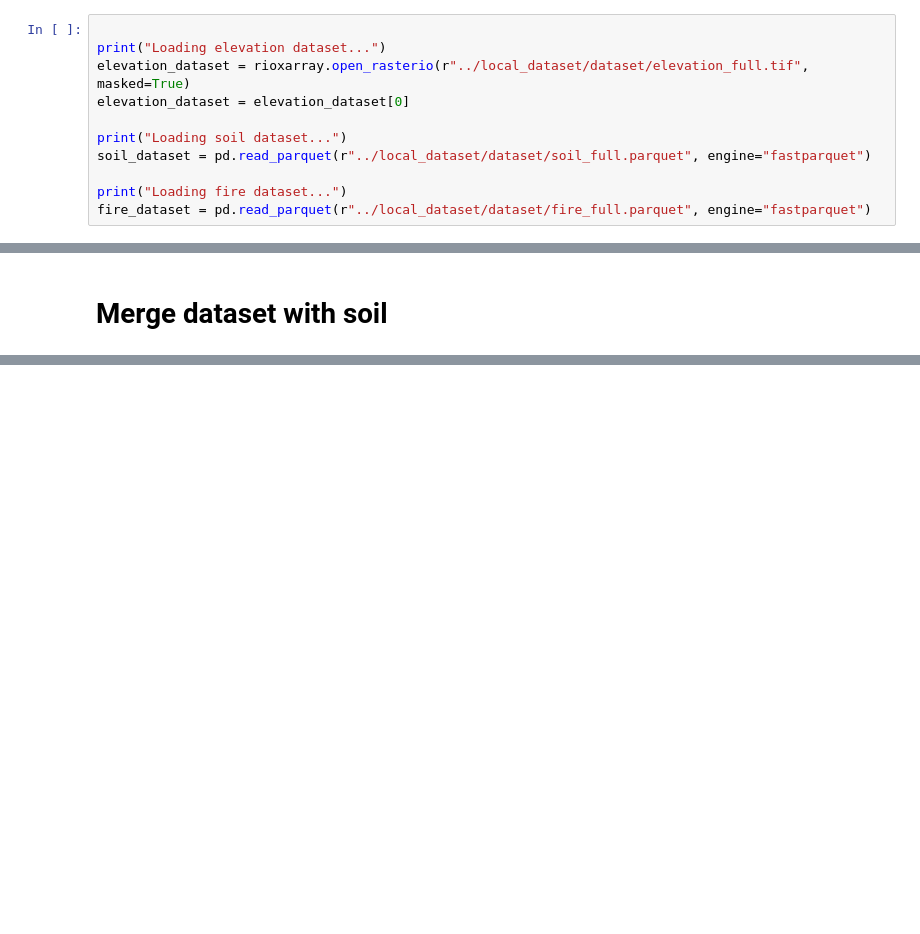
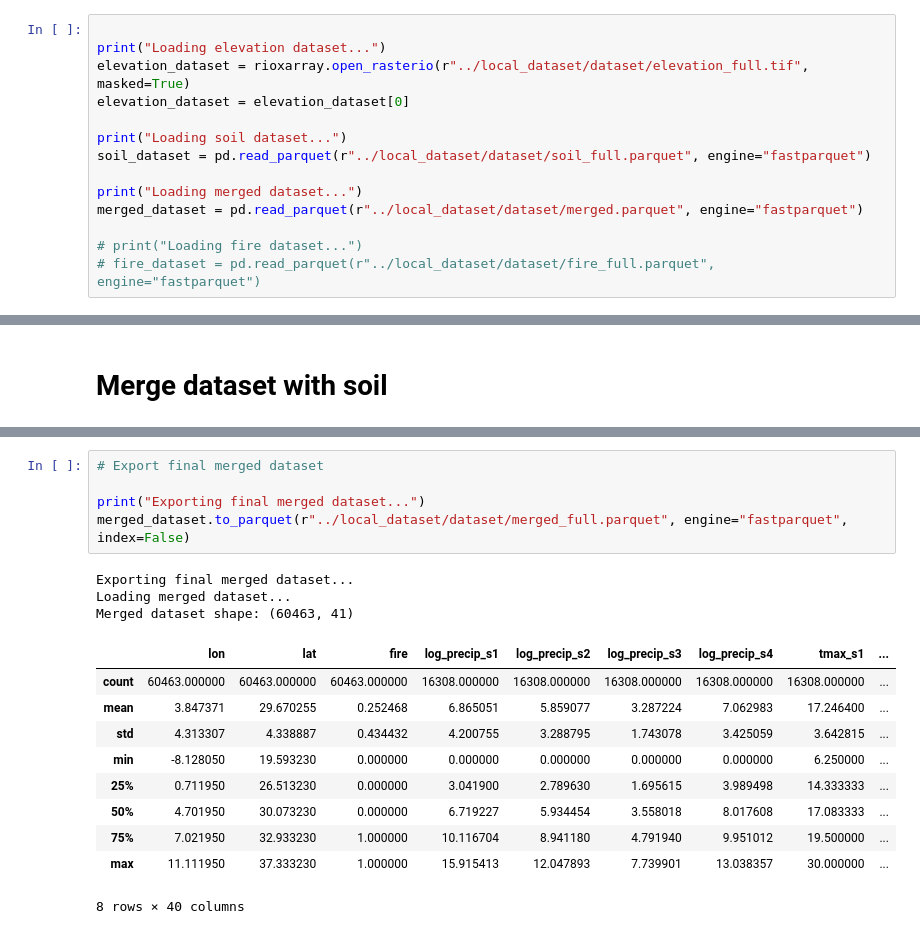
Before and after one commit to MohamedRamzi9/Data-Mining-Project, a Jupyter notebook: data_processing/merge_datasets.ipynb, the cells around one changed output, grey strips where cells are left out. Cells and saved outputs as stored; diff of their text form; blank space fills up the shorter version.

```diff
--- a/data_processing/merge_datasets.ipynb
+++ b/data_processing/merge_datasets.ipynb
@@ -18,8 +19,11 @@ elevation_dataset = elevation_dataset[0]
 print("Loading soil dataset...")
 soil_dataset = pd.read_parquet(r"../local_dataset/dataset/soil_full.parquet", engine="fastparquet")
 
-print("Loading fire dataset...")
-fire_dataset = pd.read_parquet(r"../local_dataset/dataset/fire_full.parquet", engine="fastparquet")
+print("Loading merged dataset...")
+merged_dataset = pd.read_parquet(r"../local_dataset/dataset/merged.parquet", engine="fastparquet")
+
+# print("Loading fire dataset...")
+# fire_dataset = pd.read_parquet(r"../local_dataset/dataset/fire_full.parquet", engine="fastparquet")
 # %% [output]
 Loading elevation dataset...
 Loading soil dataset...
@@ -140,0 +157,19 @@ Final merged dataset shape: (56864, 26)
+# %%
+# Export final merged dataset
+
+print("Exporting final merged dataset...")
+merged_dataset.to_parquet(r"../local_dataset/dataset/merged_full.parquet", engine="fastparquet", index=False)
+# %% [output]
+Exporting final merged dataset...
+Loading merged dataset...
+Merged dataset shape: (60463, 41)
+|  | lon | lat | fire | log_precip_s1 | log_precip_s2 | log_precip_s3 | log_precip_s4 | tmax_s1 | ... |
+| count | 60463.000000 | 60463.000000 | 60463.000000 | 16308.000000 | 16308.000000 | 16308.000000 | 16308.000000 | 16308.000000 | ... |
+| mean | 3.847371 | 29.670255 | 0.252468 | 6.865051 | 5.859077 | 3.287224 | 7.062983 | 17.246400 | ... |
+| std | 4.313307 | 4.338887 | 0.434432 | 4.200755 | 3.288795 | 1.743078 | 3.425059 | 3.642815 | ... |
+| min | -8.128050 | 19.593230 | 0.000000 | 0.000000 | 0.000000 | 0.000000 | 0.000000 | 6.250000 | ... |
+| 25% | 0.711950 | 26.513230 | 0.000000 | 3.041900 | 2.789630 | 1.695615 | 3.989498 | 14.333333 | ... |
+| 50% | 4.701950 | 30.073230 | 0.000000 | 6.719227 | 5.934454 | 3.558018 | 8.017608 | 17.083333 | ... |
+| 75% | 7.021950 | 32.933230 | 1.000000 | 10.116704 | 8.941180 | 4.791940 | 9.951012 | 19.500000 | ... |
+| max | 11.111950 | 37.333230 | 1.000000 | 15.915413 | 12.047893 | 7.739901 | 13.038357 | 30.000000 | ... |
+8 rows × 40 columns
```
Also changed, not shown: parts of 8 cells of this notebook, 3 other files.
